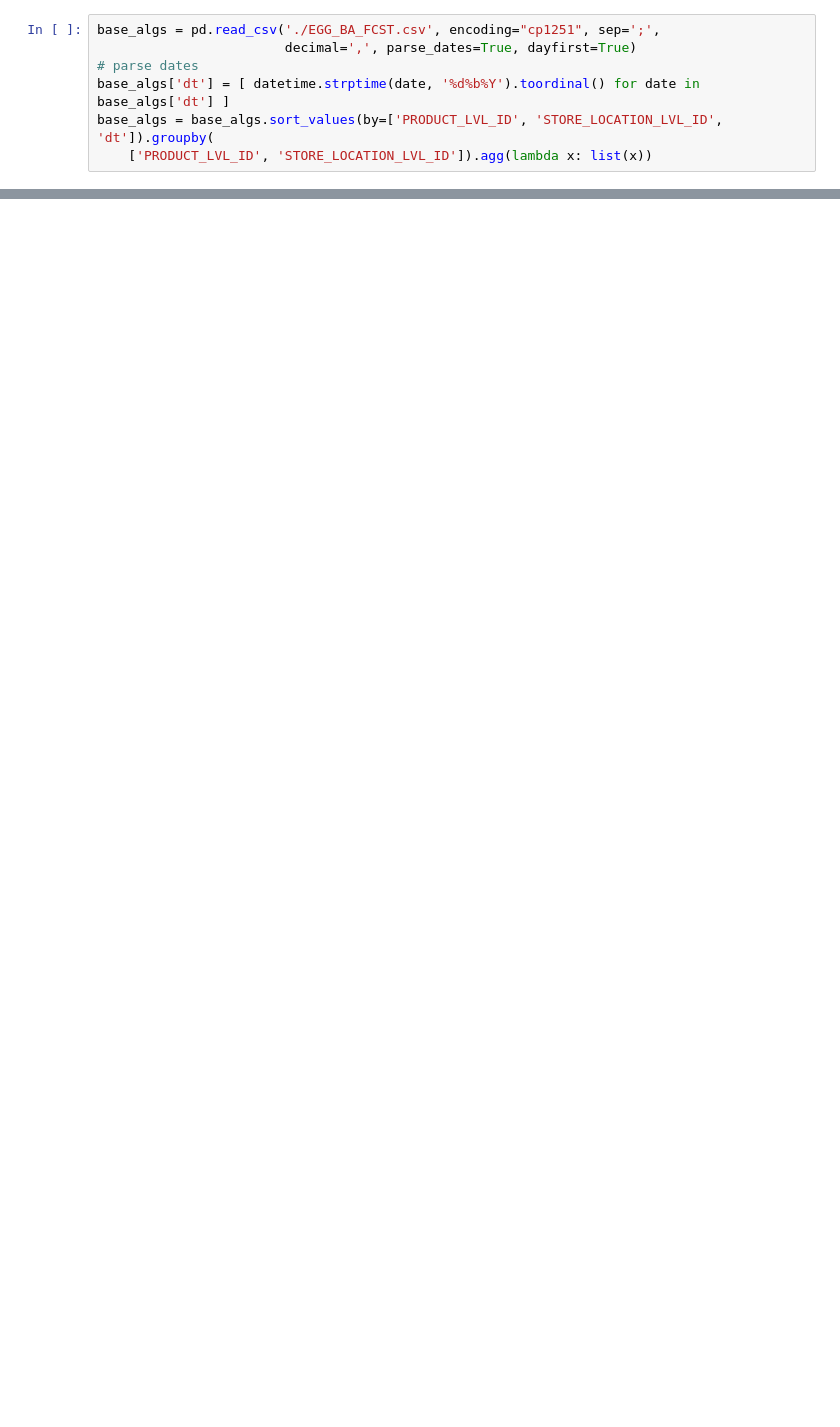
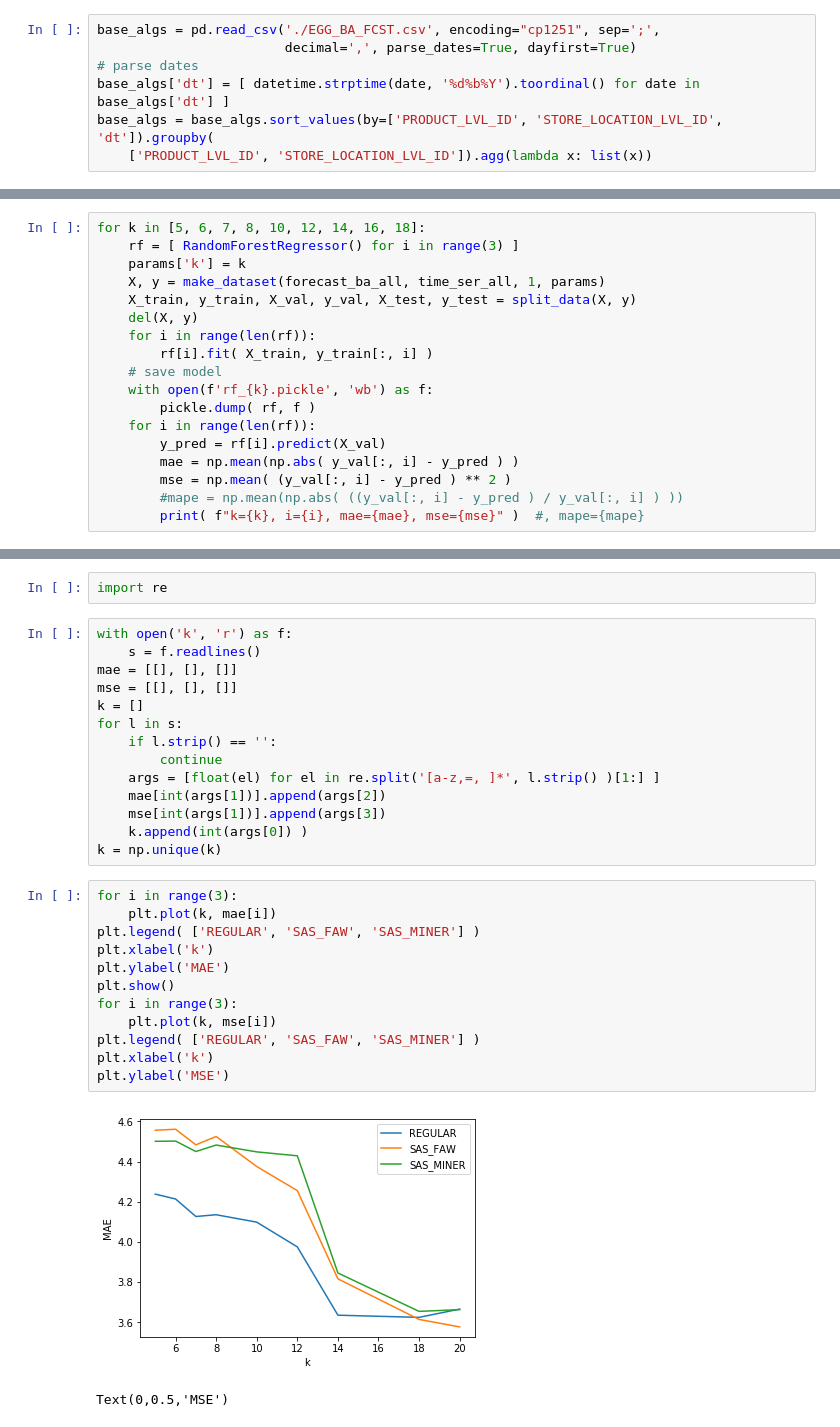
Before and after one commit to aromanenko/AggregatingAlgorithm, a Jupyter notebook: induction/arbitrated.ipynb, the cells around one changed output, grey strips where cells are left out. Drawn from its saved outputs; the diff is of its cells as text; blank space fills up the shorter version.

```diff
--- a/induction/arbitrated.ipynb
+++ b/induction/arbitrated.ipynb
@@ -186,0 +153,18 @@ Name: (475861, 845840), dtype: object
+# %%
+for k in [5, 6, 7, 8, 10, 12, 14, 16, 18]:
+    rf = [ RandomForestRegressor() for i in range(3) ]
+    params['k'] = k
+    X, y = make_dataset(forecast_ba_all, time_ser_all, 1, params)
+    X_train, y_train, X_val, y_val, X_test, y_test = split_data(X, y)
+    del(X, y)
+    for i in range(len(rf)):
+        rf[i].fit( X_train, y_train[:, i] )
+    # save model
+    with open(f'rf_{k}.pickle', 'wb') as f:
+        pickle.dump( rf, f )
+    for i in range(len(rf)):
+        y_pred = rf[i].predict(X_val)
+        mae = np.mean(np.abs( y_val[:, i] - y_pred ) )
+        mse = np.mean( (y_val[:, i] - y_pred ) ** 2 )
+        #mape = np.mean(np.abs( ((y_val[:, i] - y_pred ) / y_val[:, i] ) ))
+        print( f"k={k}, i={i}, mae={mae}, mse={mse}" )  #, mape={mape}
@@ -186,0 +209,31 @@ Name: (475861, 845840), dtype: object
+# %%
+import re
+# %%
+with open('k', 'r') as f:
+    s = f.readlines()
+mae = [[], [], []]
+mse = [[], [], []]
+k = []
+for l in s:
+    if l.strip() == '':
+        continue
+    args = [float(el) for el in re.split('[a-z,=, ]*', l.strip() )[1:] ]
+    mae[int(args[1])].append(args[2])
+    mse[int(args[1])].append(args[3])
+    k.append(int(args[0]) )
+k = np.unique(k)
+# %%
+for i in range(3):
+    plt.plot(k, mae[i])
+plt.legend( ['REGULAR', 'SAS_FAW', 'SAS_MINER'] )
+plt.xlabel('k')
+plt.ylabel('MAE')
+plt.show()
+for i in range(3):
+    plt.plot(k, mse[i])
+plt.legend( ['REGULAR', 'SAS_FAW', 'SAS_MINER'] )
+plt.xlabel('k')
+plt.ylabel('MSE')
+# %% [output]
+[figure, added]
+Text(0,0.5,'MSE')
```
Also changed, not shown: parts of 37 cells of this notebook.
